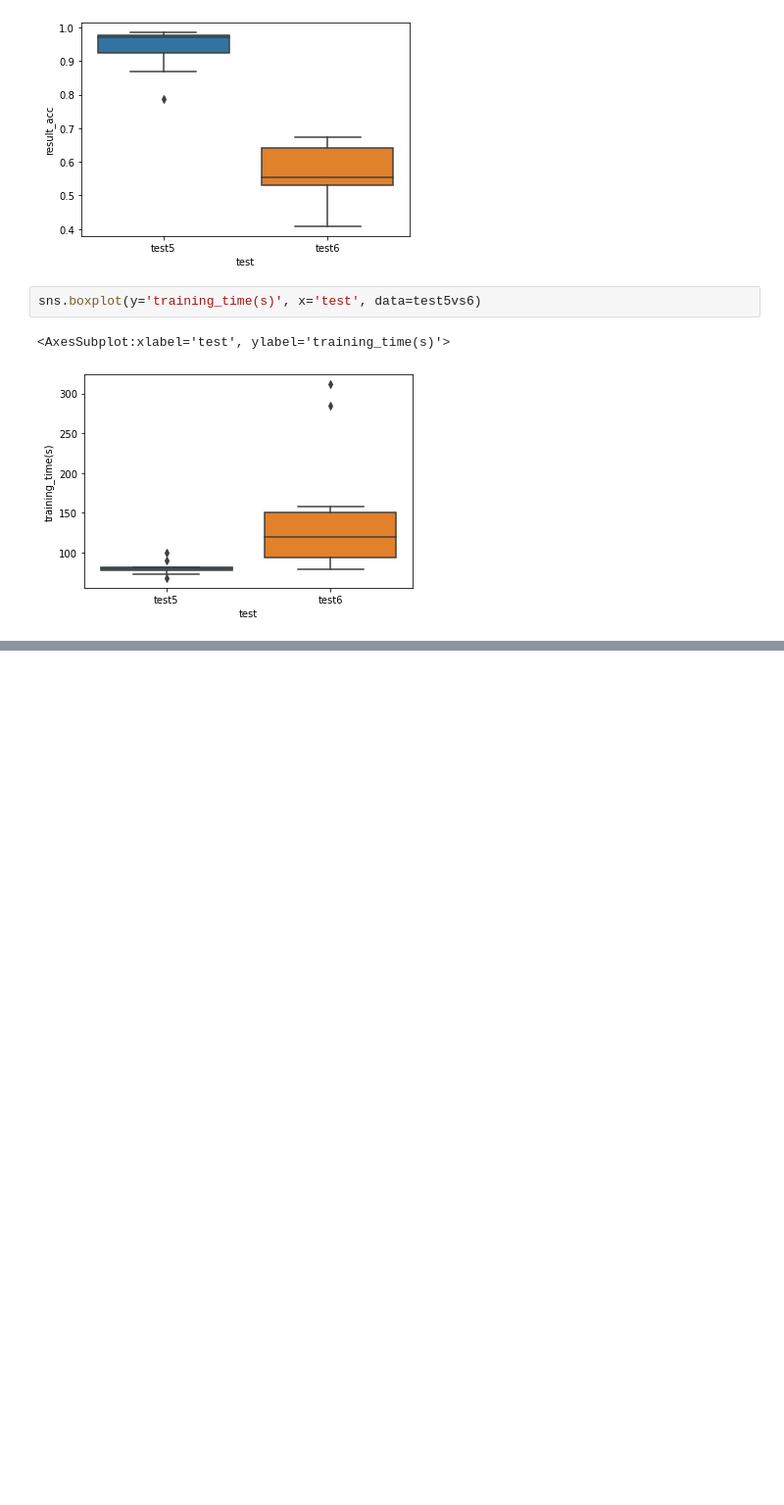
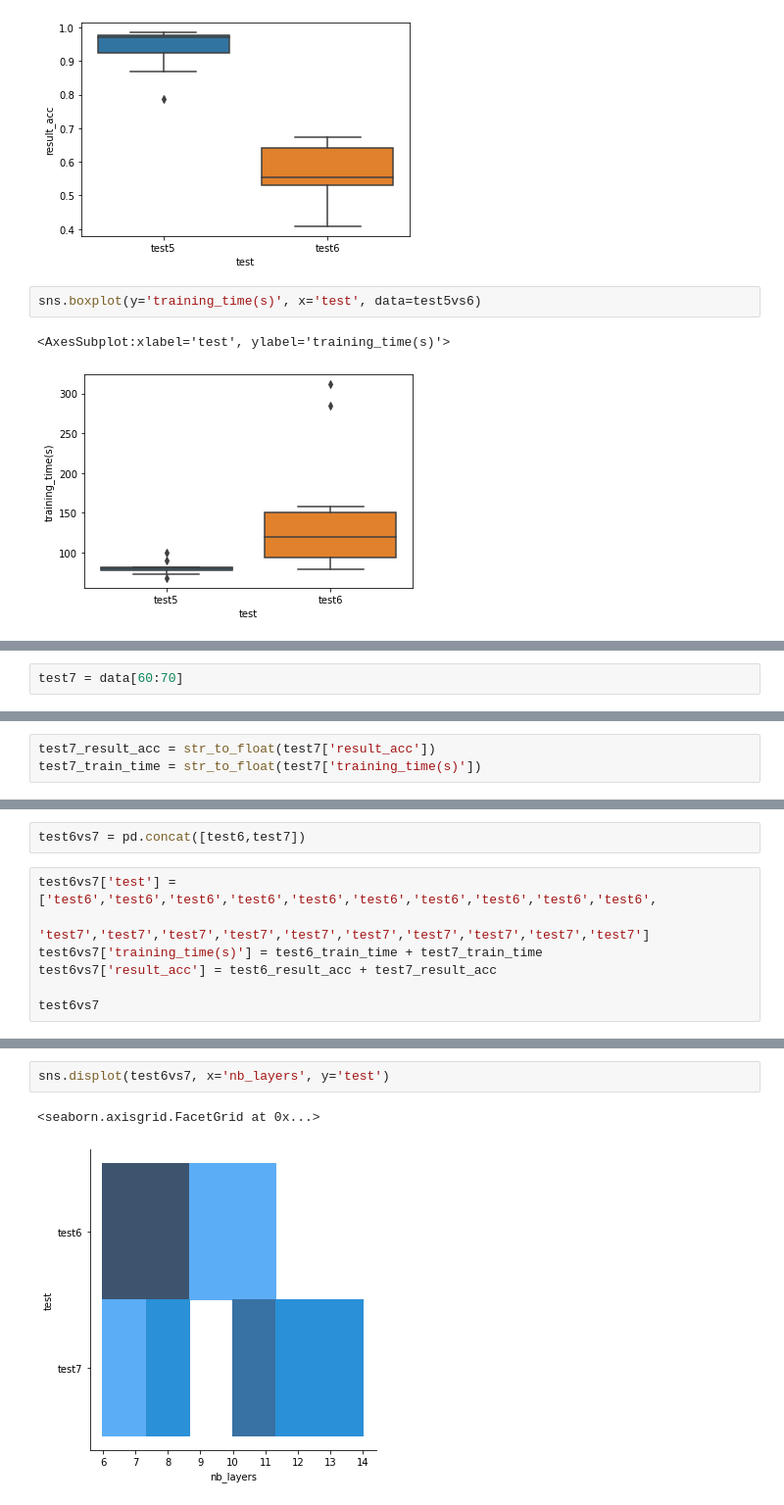
Before and after one commit to AntoineGr1/Memoire_code, a Jupyter notebook: analys_architecture.ipynb, the cells around one changed output, grey strips where cells are left out. Shown at 98% size. Saved outputs shown, nothing was run; the diff lists cells and outputs as text; blank space fills up the shorter version.

Commit message:
test 7 explosion

```diff
--- a/analys_architecture.ipynb
+++ b/analys_architecture.ipynb
@@ -526,0 +517,2 @@ sns.boxplot(y='training_time(s)', x='test', data=test5vs6)
+# %%
+test7 = data[60:70]
@@ -526,0 +533,3 @@ sns.boxplot(y='training_time(s)', x='test', data=test5vs6)
+# %%
+test7_result_acc = str_to_float(test7['result_acc'])
+test7_train_time = str_to_float(test7['training_time(s)'])
@@ -526,0 +549,9 @@ sns.boxplot(y='training_time(s)', x='test', data=test5vs6)
+# %%
+test6vs7 = pd.concat([test6,test7])
+# %%
+test6vs7['test'] = ['test6','test6','test6','test6','test6','test6','test6','test6','test6','test6',
+                       'test7','test7','test7','test7','test7','test7','test7','test7','test7','test7']
+test6vs7['training_time(s)'] = test6_train_time + test7_train_time
+test6vs7['result_acc'] = test6_result_acc + test7_result_acc
+
+test6vs7
@@ -526,0 +576,5 @@ sns.boxplot(y='training_time(s)', x='test', data=test5vs6)
+# %%
+sns.displot(test6vs7, x='nb_layers', y='test')
+# %% [output]
+<seaborn.axisgrid.FacetGrid at 0x...>
+[figure, added]
```
Also changed, not shown: parts of 21 cells of this notebook, 34 other files.
